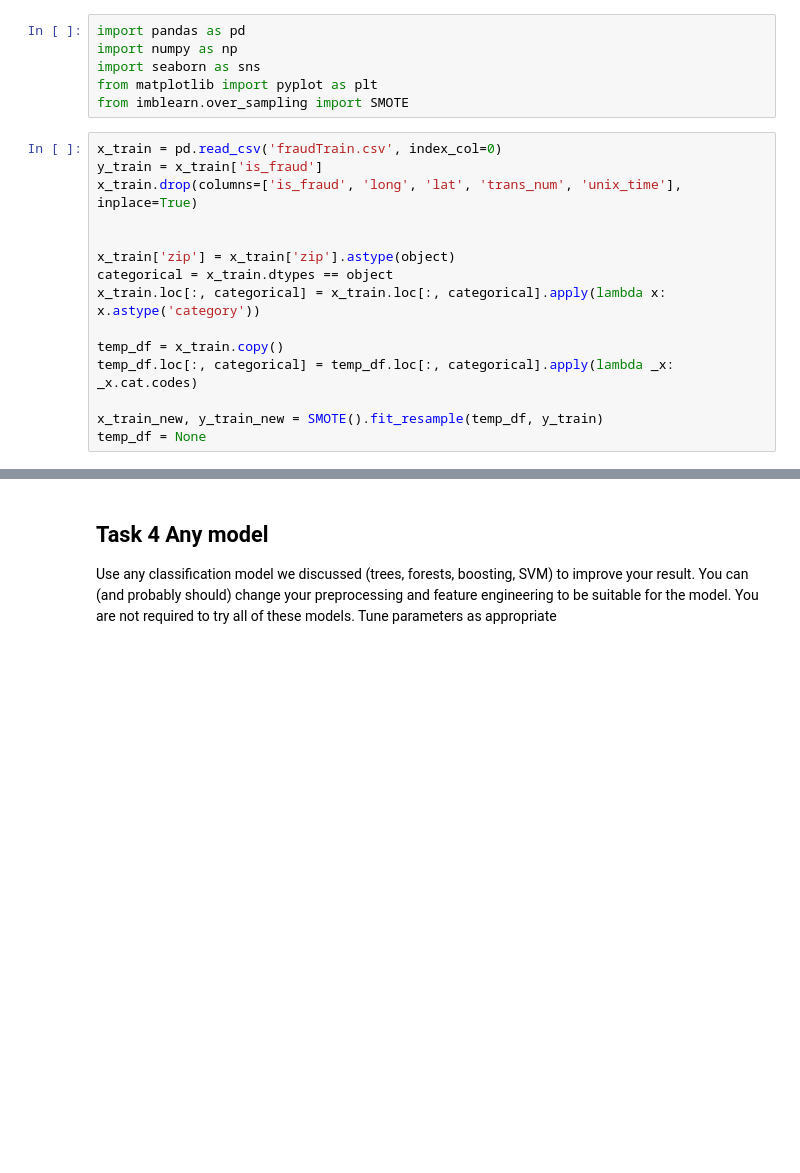
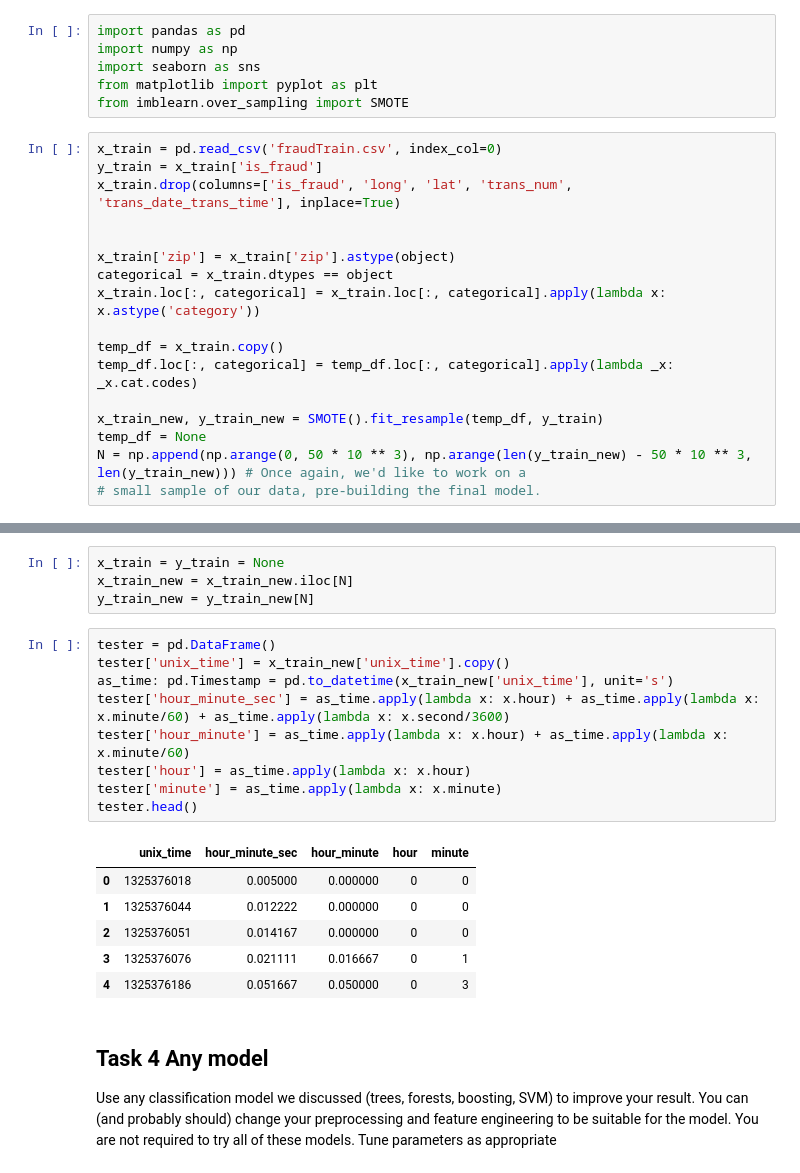
Before and after one commit to Matt88Ac/AdvancedML_Assignment2, a Jupyter notebook: Advanced Machine Learning - HW #2.ipynb, the cells around one changed output, grey strips where cells are left out. Drawn from its saved outputs; the diff is of its cells as text; blank space fills up the shorter version.

```diff
--- a/Advanced Machine Learning - HW #2.ipynb
+++ b/Advanced Machine Learning - HW #2.ipynb
@@ -578,7 +577,7 @@ from imblearn.over_sampling import SMOTE
 # %%
 x_train = pd.read_csv('fraudTrain.csv', index_col=0)
 y_train = x_train['is_fraud']
-x_train.drop(columns=['is_fraud', 'long', 'lat', 'trans_num', 'unix_time'], inplace=True)
+x_train.drop(columns=['is_fraud', 'long', 'lat', 'trans_num', 'trans_date_trans_time'], inplace=True)
 
 
 x_train['zip'] = x_train['zip'].astype(object)
@@ -590,3 +589,5 @@ temp_df.loc[:, categorical] = temp_df.loc[:, categorical].apply(lambda _x: _x.ca
 
 x_train_new, y_train_new = SMOTE().fit_resample(temp_df, y_train)
 temp_df = None
+N = np.append(np.arange(0, 50 * 10 ** 3), np.arange(len(y_train_new) - 50 * 10 ** 3, len(y_train_new))) # Once again, we'd like to work on a
+# small sample of our data, pre-building the final model.
@@ -593,3 +632,23 @@ temp_df = None
+# %%
+x_train = y_train = None
+x_train_new = x_train_new.iloc[N]
+y_train_new = y_train_new[N]
+# %%
+tester = pd.DataFrame()
+tester['unix_time'] = x_train_new['unix_time'].copy()
+as_time: pd.Timestamp = pd.to_datetime(x_train_new['unix_time'], unit='s')
+tester['hour_minute_sec'] = as_time.apply(lambda x: x.hour) + as_time.apply(lambda x: x.minute/60) + as_time.apply(lambda x: x.second/3600)
+tester['hour_minute'] = as_time.apply(lambda x: x.hour) + as_time.apply(lambda x: x.minute/60)
+tester['hour'] = as_time.apply(lambda x: x.hour)
+tester['minute'] = as_time.apply(lambda x: x.minute)
+tester.head()
+# %% [output]
+|  | unix_time | hour_minute_sec | hour_minute | hour | minute |
+| 0 | 1325376018 | 0.005000 | 0.000000 | 0 | 0 |
+| 1 | 1325376044 | 0.012222 | 0.000000 | 0 | 0 |
+| 2 | 1325376051 | 0.014167 | 0.000000 | 0 | 0 |
+| 3 | 1325376076 | 0.021111 | 0.016667 | 0 | 1 |
+| 4 | 1325376186 | 0.051667 | 0.050000 | 0 | 3 |
 # %% [markdown]
 ## Task 4 Any model
 Use any classification model we discussed (trees, forests, boosting, SVM) to improve your result. You can (and probably should) change your preprocessing and feature engineering to be suitable for the model. You are not required to try all of these models. Tune parameters as appropriate
```
Also changed, not shown: parts of 6 cells of this notebook.
